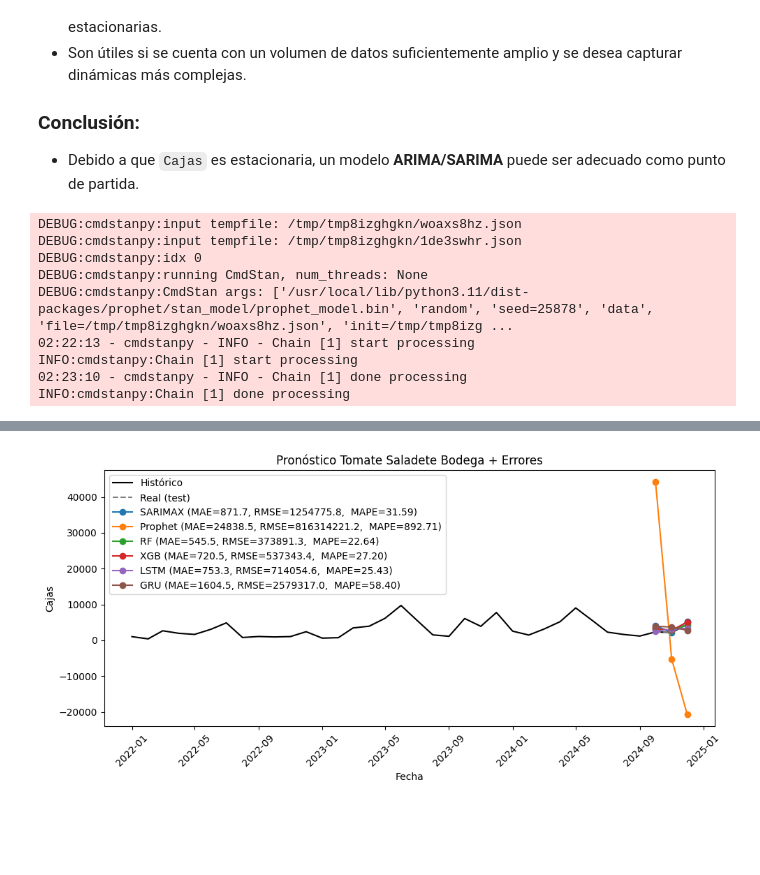
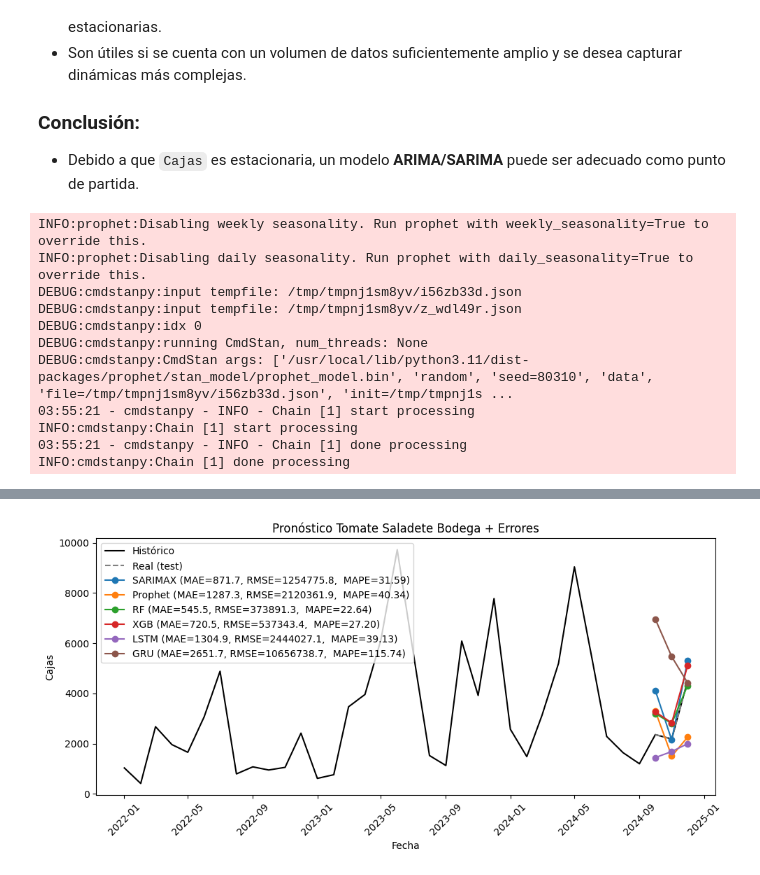
Before and after one commit to anagabyfuentes/ProyectoIntegrador_Mermas, a Jupyter notebook: Avance4_13Equipo.ipynb, the cells around one changed output, grey strips where cells are left out. Saved outputs shown, nothing was run; the diff lists cells and outputs as text; code cells hidden in the pictures; blank space fills up the shorter version.

```diff
--- a/Avance4_13Equipo.ipynb
+++ b/Avance4_13Equipo.ipynb
@@ -771,10 +655,11 @@ plt.show()
 # MODELO BASE DE REGRESIÓN LINEAL (BASELINE)
 # -------------------------------
 # Crear una copia limpia del DataFrame
-df_model = df.copy()
+df_model = og_df_2.copy()
 
 # Eliminar columnas datetime
-df_model = df_model.select_dtypes(exclude=['datetime64[ns]'])
+dt_cols = df_model.columns[df_model.dtypes.apply(pd.api.types.is_datetime64_any_dtype)]
+df_model = df_model.drop(columns=dt_cols)
 
 # Convertir columnas categóricas a string de forma segura
 for col in df_model.select_dtypes(include=['category', 'object', 'bool']).columns:
@@ -1072,9 +919,6 @@ Durante el análisis, se encontró que:
 # %%
 og_df_2.to_csv("og_exogenas.csv", index=False)
 # %%
-warnings.filterwarnings('ignore', category=FitFailedWarning)
-warnings.filterwarnings('ignore', category=FutureWarning)
-
 # 1) Carga y filtro
 df = pd.read_csv('/content/og_exogenas.csv', parse_dates=['Fecha'], index_col='Fecha')
 if df.index.tz: df.index = df.index.tz_localize(None)
@@ -1122,7 +966,7 @@ dfp = y_train.reset_index().rename(columns={'Fecha':'ds','y':'y'})
 dfp['ds'] = dfp['ds'].dt.tz_localize(None)
 for c in ex_train.columns: dfp[c] = ex_train[c].values
 
-#m = Prophet(weekly_seasonality=True, daily_seasonality=True)
+#m = Prophet(weekly_seasonality=False, daily_seasonality=False)
 m = Prophet()
 for c in ex_train.columns: m.add_regressor(c)
 m.fit(dfp)
@@ -1191,7 +1035,7 @@ for name, series in [
     err = score(y_test, series)
     plt.plot(
         series.index, series, marker='o',
-        label=f"{name} (MAE={err['MAE']:.1f}, RMSE={err['RMSE']:.1f},  MAPE={err['MAPE']:.2f %})"
+        label=f"{name} (MAE={err['MAE']:.1f}, RMSE={err['RMSE']:.1f},  MAPE={err['MAPE']:.2f})"
     )
 
 plt.title('Pronóstico Tomate Saladete Bodega + Errores')
@@ -1202,12 +1046,14 @@ plt.legend()
 plt.tight_layout()
 plt.show()
 # %% [output]
-DEBUG:cmdstanpy:input tempfile: /tmp/tmp8izghgkn/woaxs8hz.json
-DEBUG:cmdstanpy:input tempfile: /tmp/tmp8izghgkn/1de3swhr.json
+INFO:prophet:Disabling weekly seasonality. Run prophet with weekly_seasonality=True to override this.
+INFO:prophet:Disabling daily seasonality. Run prophet with daily_seasonality=True to override this.
+DEBUG:cmdstanpy:input tempfile: /tmp/tmpnj1sm8yv/i56zb33d.json
+DEBUG:cmdstanpy:input tempfile: /tmp/tmpnj1sm8yv/z_wdl49r.json
 DEBUG:cmdstanpy:idx 0
 DEBUG:cmdstanpy:running CmdStan, num_threads: None
-DEBUG:cmdstanpy:CmdStan args: ['/usr/local/lib/python3.11/dist-packages/prophet/stan_model/prophet_model.bin', 'random', 'seed=25878', 'data', 'file=/tmp/tmp8izghgkn/woaxs8hz.json', 'init=/tmp/tmp8izg ...
-02:22:13 - cmdstanpy - INFO - Chain [1] start processing
+DEBUG:cmdstanpy:CmdStan args: ['/usr/local/lib/python3.11/dist-packages/prophet/stan_model/prophet_model.bin', 'random', 'seed=80310', 'data', 'file=/tmp/tmpnj1sm8yv/i56zb33d.json', 'init=/tmp/tmpnj1s ...
+03:55:21 - cmdstanpy - INFO - Chain [1] start processing
 INFO:cmdstanpy:Chain [1] start processing
-02:23:10 - cmdstanpy - INFO - Chain [1] done processing
+03:55:21 - cmdstanpy - INFO - Chain [1] done processing
 INFO:cmdstanpy:Chain [1] done processing
@@ -1220,4 +1066,4 @@ INFO:cmdstanpy:Chain [1] done processing
-[figure, old version]
+[figure, new version]
 # %%
 def mape(y_true, y_pred):
     return np.mean(np.abs((y_true - y_pred) / y_true)) * 100
```
Also changed, not shown: parts of 32 cells of this notebook.
